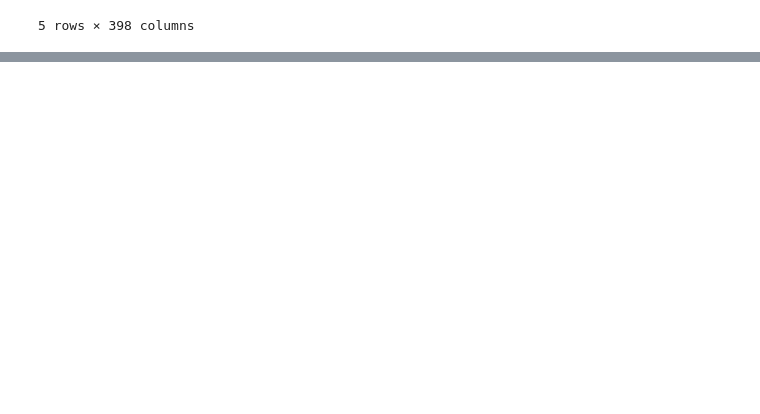
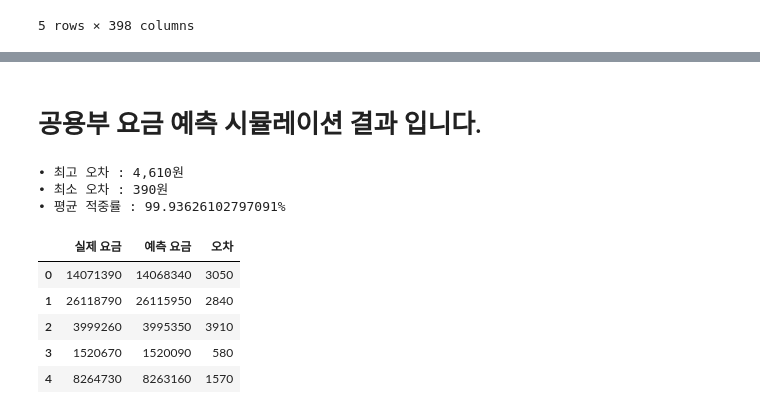
Before and after one commit to formegusto/what-is-public-fee, a Jupyter notebook: pt2.공용부 요금 예측 시뮬레이션.ipynb, the cells around one changed output, grey strips where cells are left out. Drawn from its saved outputs; the diff is of its cells as text; code cells hidden in the pictures; blank space fills up the shorter version.

```diff
--- a/pt2.공용부 요금 예측 시뮬레이션.ipynb
+++ b/pt2.공용부 요금 예측 시뮬레이션.ipynb
@@ -298,0 +87,25 @@ print()
+# %%
+max_err = predict_test['오차'].abs().max()
+min_err = predict_test['오차'].abs().min()
+predict_rate = predict_test.apply(lambda x:
+   x['예측 요금'] / x['실제 요금'] * 100 if x['실제 요금'] > x['예측 요금']
+   else x['실제 요금'] / x['예측 요금'] * 100
+   , axis=1).mean()
+display(Markdown("# 공용부 요금 예측 시뮬레이션 결과 입니다.\n\n"))
+
+print("• 최고 오차 : {}원".format(format(max_err,",")))
+print("• 최소 오차 : {}원".format(format(min_err,",")))
+print("• 평균 적중률 : {}%".format(format(predict_rate,",")))
+
+predict_test.head()
+# %% [output]
+# 공용부 요금 예측 시뮬레이션 결과 입니다.
+• 최고 오차 : 4,610원
+• 최소 오차 : 390원
+• 평균 적중률 : 99.93626102797091%
+|  | 실제 요금 | 예측 요금 | 오차 |
+| 0 | 14071390 | 14068340 | 3050 |
+| 1 | 26118790 | 26115950 | 2840 |
+| 2 | 3999260 | 3995350 | 3910 |
+| 3 | 1520670 | 1520090 | 580 |
+| 4 | 8264730 | 8263160 | 1570 |
```
Also changed, not shown: parts of 27 cells of this notebook, 3 other files.
